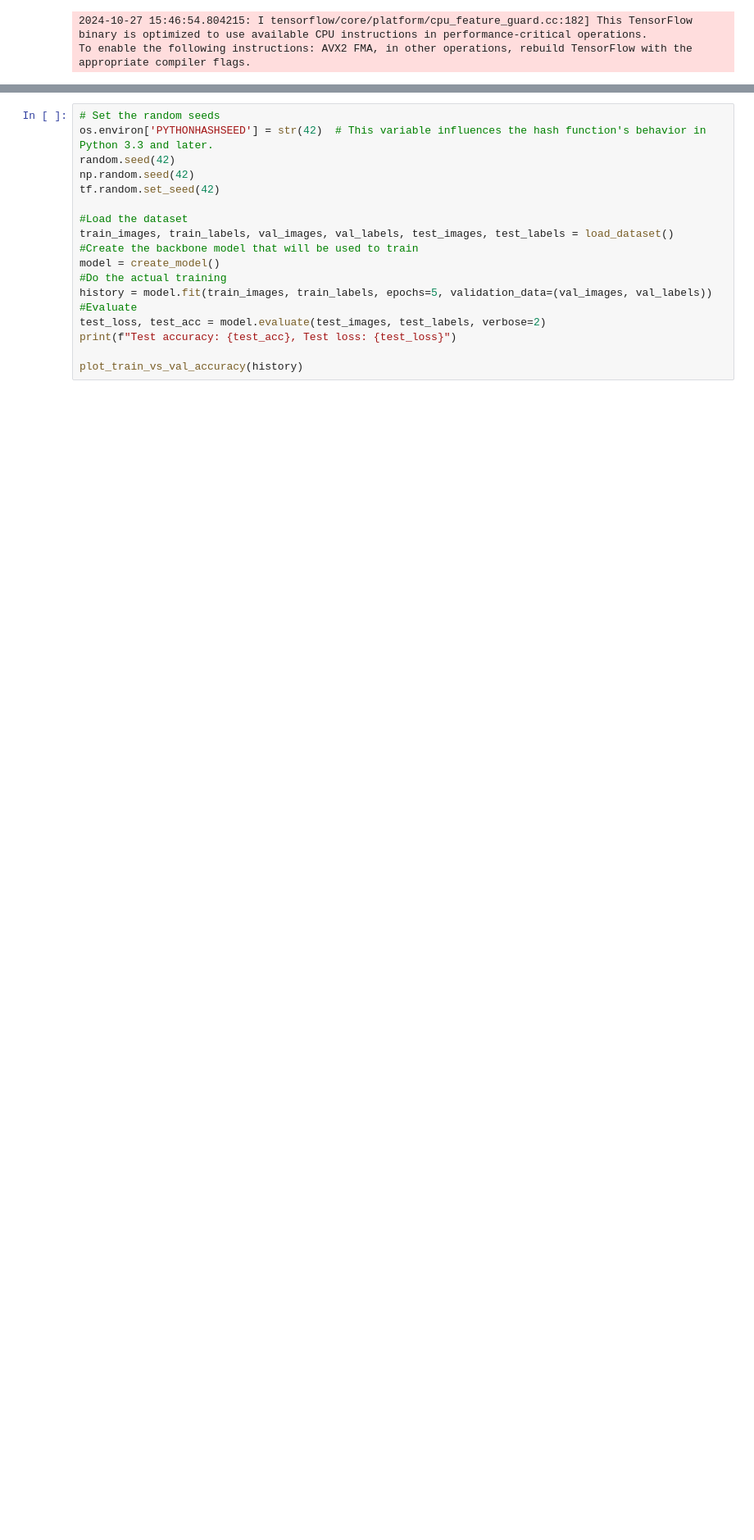
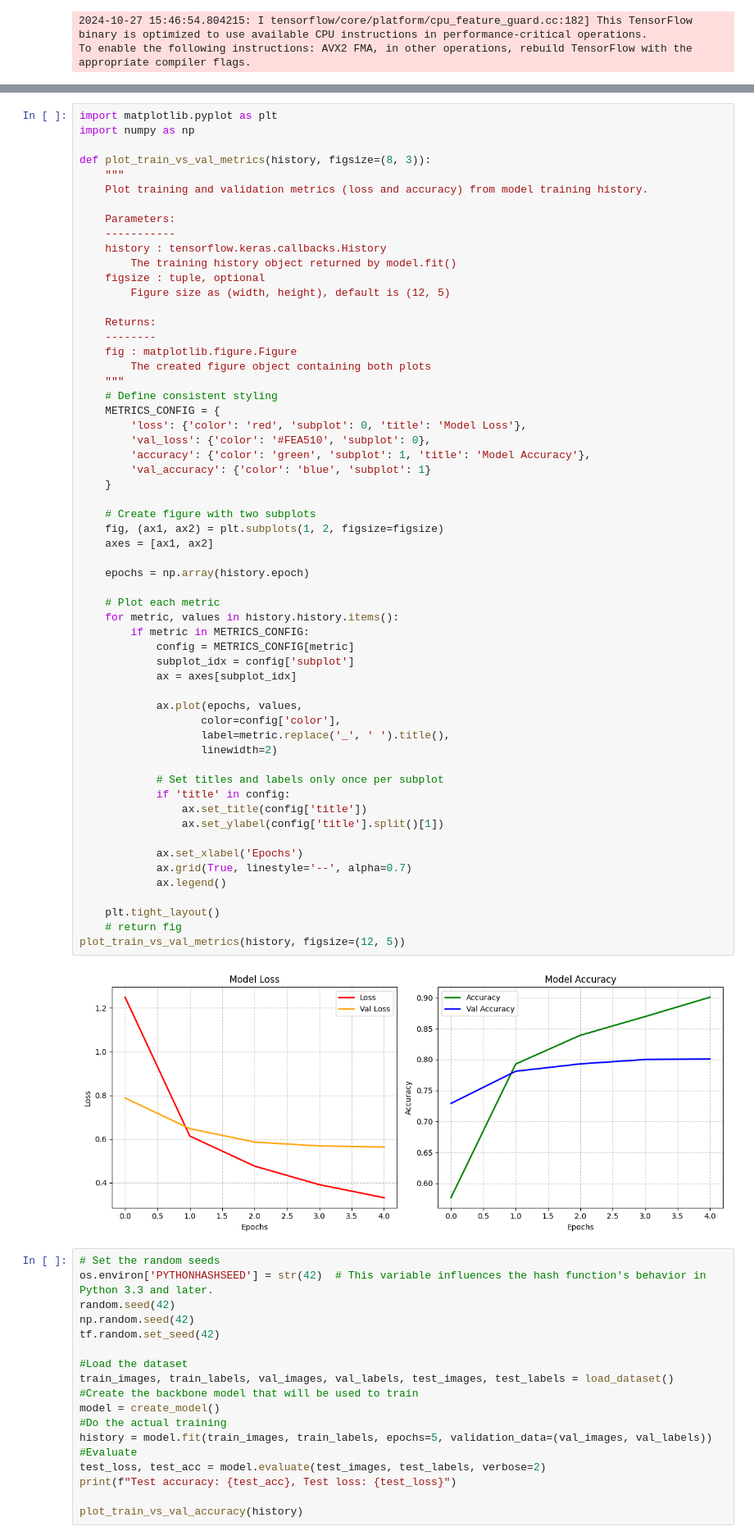
Before and after one commit to shai-ca/AI-DL, a Jupyter notebook: project-2/main_jupyter.ipynb, the cells around one changed output, grey strips where cells are left out. Shown at 82% size. Cells and saved outputs as stored; diff of their text form; blank space fills up the shorter version.

```diff
--- a/project-2/main_jupyter.ipynb
+++ b/project-2/main_jupyter.ipynb
@@ -104,3 +106,63 @@ def plot_train_vs_val_accuracy(history):
+# %%
+import matplotlib.pyplot as plt
+import numpy as np
+
+def plot_train_vs_val_metrics(history, figsize=(8, 3)):
+    """
+    Plot training and validation metrics (loss and accuracy) from model training history.
+
+    Parameters:
+    -----------
+    history : tensorflow.keras.callbacks.History
+        The training history object returned by model.fit()
+    figsize : tuple, optional
+        Figure size as (width, height), default is (12, 5)
+
+    Returns:
+    --------
+    fig : matplotlib.figure.Figure
+        The created figure object containing both plots
+    """
+    # Define consistent styling
+    METRICS_CONFIG = {
+        'loss': {'color': 'red', 'subplot': 0, 'title': 'Model Loss'},
+        'val_loss': {'color': '#FEA510', 'subplot': 0},
+        'accuracy': {'color': 'green', 'subplot': 1, 'title': 'Model Accuracy'},
+        'val_accuracy': {'color': 'blue', 'subplot': 1}
+    }
+
+    # Create figure with two subplots
+    fig, (ax1, ax2) = plt.subplots(1, 2, figsize=figsize)
+    axes = [ax1, ax2]
+
+    epochs = np.array(history.epoch)
+
+    # Plot each metric
+    for metric, values in history.history.items():
+        if metric in METRICS_CONFIG:
+            config = METRICS_CONFIG[metric]
+            subplot_idx = config['subplot']
+            ax = axes[subplot_idx]
+
+            ax.plot(epochs, values,
+                   color=config['color'],
+                   label=metric.replace('_', ' ').title(),
+                   linewidth=2)
+
+            # Set titles and labels only once per subplot
+            if 'title' in config:
+                ax.set_title(config['title'])
+                ax.set_ylabel(config['title'].split()[1])
+
+            ax.set_xlabel('Epochs')
+            ax.grid(True, linestyle='--', alpha=0.7)
+            ax.legend()
+
+    plt.tight_layout()
+    # return fig
+plot_train_vs_val_metrics(history, figsize=(12, 5))
+# %% [output]
+[figure, added]
 # %%
 # Set the random seeds
 os.environ['PYTHONHASHSEED'] = str(42)  # This variable influences the hash function's behavior in Python 3.3 and later.
```
Also changed, not shown: parts of 1 cell of this notebook, 1 other file.
